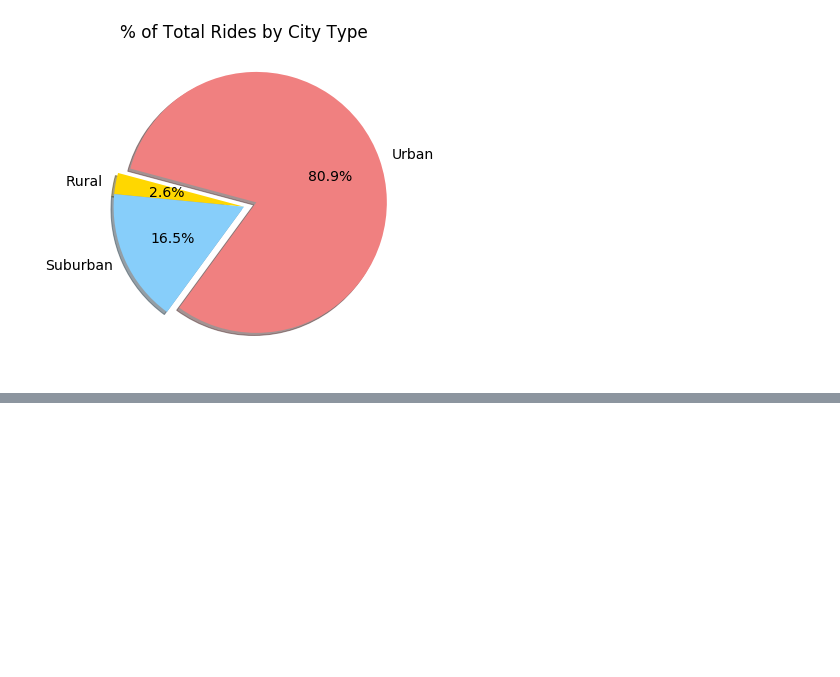
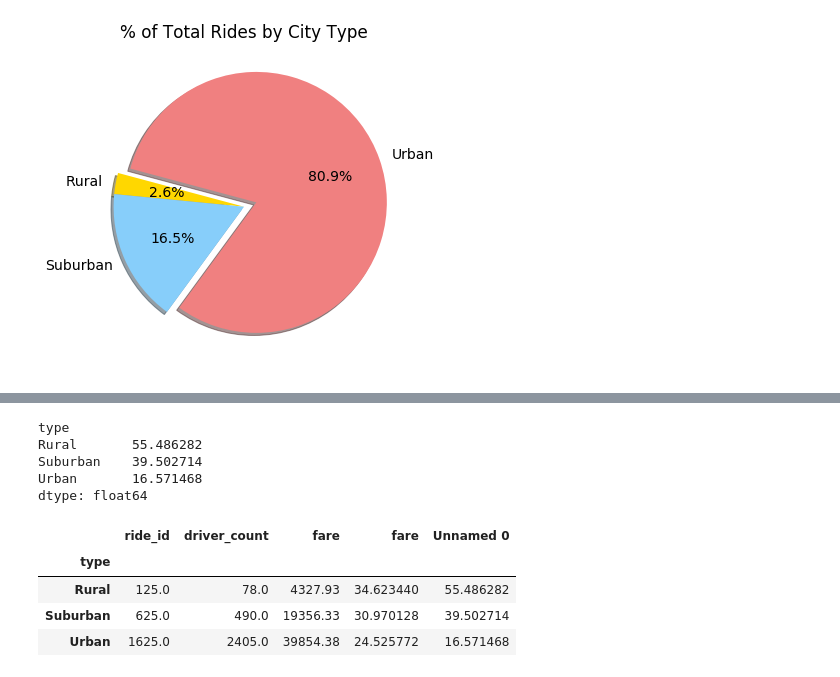
Before and after one commit to swund283/PyBer_Analysis, a Jupyter notebook: PyBer.ipynb, the cells around one changed output, grey strips where cells are left out. Drawn from its saved outputs; the diff is of its cells as text; code cells hidden in the pictures; blank space fills up the shorter version.

```diff
--- a/PyBer.ipynb
+++ b/PyBer.ipynb
@@ -782,0 +828,20 @@ plt.show()
+# %%
+average_per_driver = total_fare / total_drivers
+average_per_driver
+# %% [output]
+type
+Rural       55.486282
+Suburban    39.502714
+Urban       16.571468
+dtype: float64
+# %%
+new_df = (total_rides, total_drivers, total_fare, average_fare, average_per_driver)
+# %%
+new_dfs = pd.DataFrame(new_df)
+new_dfs.transpose()
+# %% [output]
+|  | ride_id | driver_count | fare | fare | Unnamed 0 |
+| type |  |  |  |  |  |
+| Rural | 125.0 | 78.0 | 4327.93 | 34.623440 | 55.486282 |
+| Suburban | 625.0 | 490.0 | 19356.33 | 30.970128 | 39.502714 |
+| Urban | 1625.0 | 2405.0 | 39854.38 | 24.525772 | 16.571468 |
```
Also changed, not shown: parts of 7 cells of this notebook.
